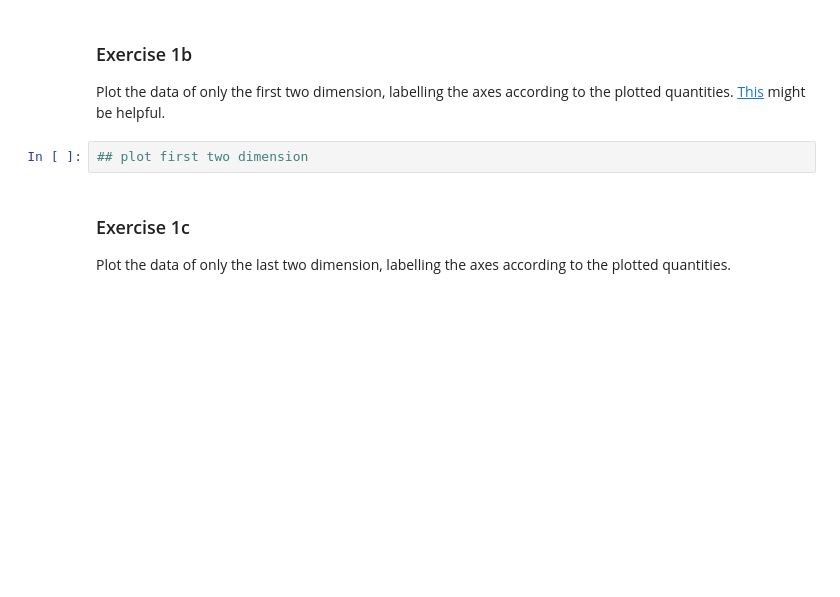
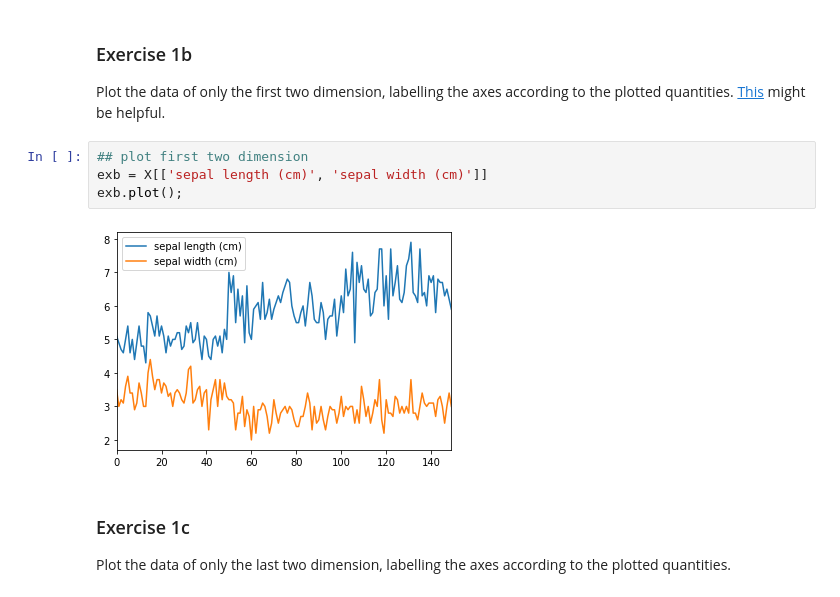
Before and after one commit to madesch/ML_Selbsthilfegruppe, a Jupyter notebook: 01_Intro_ex.ipynb, the cells around one changed output. Cells and saved outputs as stored; diff of their text form; blank space fills up the shorter version.

```diff
--- a/01_Intro_ex.ipynb
+++ b/01_Intro_ex.ipynb
@@ -234,6 +278,10 @@ X.tail()
 Plot the data of only the first two dimension, labelling the axes according to the plotted quantities. [This](https://stackoverflow.com/questions/13187778/convert-pandas-dataframe-to-numpy-array#54508052) might be helpful.
 # %%
 ## plot first two dimension
+exb = X[['sepal length (cm)', 'sepal width (cm)']]
+exb.plot();
+# %% [output]
+[figure, added]
 # %% [markdown]
 ### Exercise 1c
 Plot the data of only the last two dimension, labelling the axes according to the plotted quantities.
```
Also changed, not shown: parts of 11 cells of this notebook.
